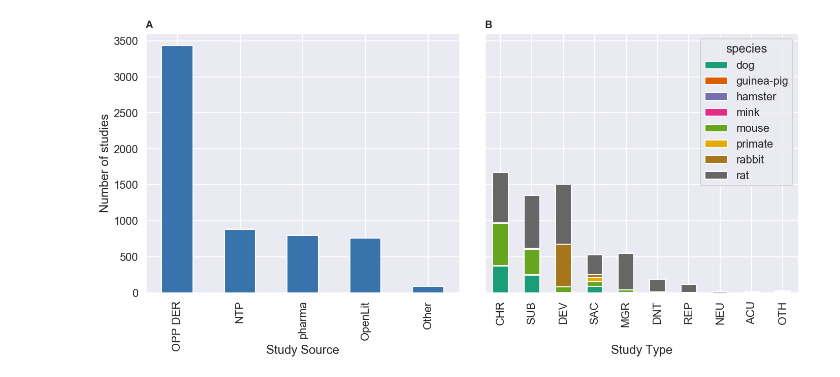
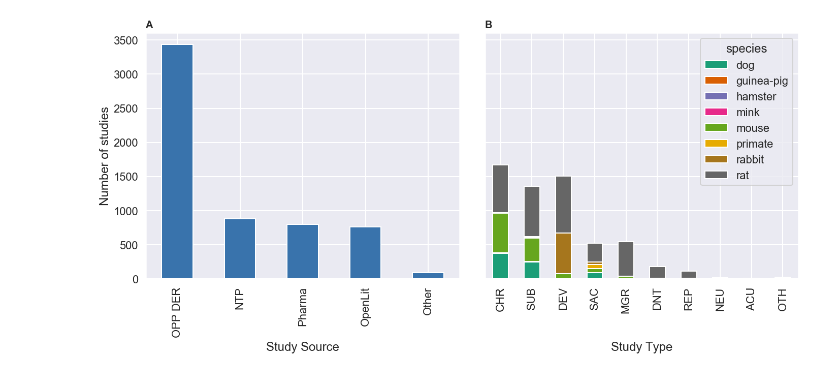
Before and after one commit to USEPA/CompTox-ToxRefDB, a Jupyter notebook: summary_files/ToxRef2_0_figures.ipynb, the cells around one changed output. Saved outputs shown, nothing was run; the diff lists cells and outputs as text; code cells hidden in the pictures.

Commit message:
fixed figure file

```diff
--- a/summary_files/ToxRef2_0_figures.ipynb
+++ b/summary_files/ToxRef2_0_figures.ipynb
@@ -25,7 +25,7 @@ results1 = pd.read_sql(query1,con)
 # %%
 for i,row in results1.iterrows():
     if "pharma" in row.study_source:
-        results1.at[i,"study_source"] = "pharma"
+        results1.at[i,"study_source"] = "Pharma"
     if row.study_source in ["NTP Report","ntp","NTP Technical Report"]:
         results1.at[i,"study_source"] = "NTP"
     if row.study_source == "opp_der":
@@ -45,25 +45,25 @@ results2 = pd.read_sql(query2,con).sort_values("ct")
 # %%
 sns.set()
 sns.set_context("poster")
 sns.set_palette(sns.color_palette("Dark2",n_colors=8))
 ax1 = plt.subplot(121)
 ax2 = plt.subplot(122,sharey=ax1)
 results1.groupby("study_source").ct.sum().sort_values(ascending=False).plot.bar(legend=False,ax=ax1,color="#3973ac")
 results2.pivot(columns="study_type",index="species",values="ct").T.loc[[
     "CHR","SUB","DEV","SAC","MGR","DNT","REP","NEU","ACU","OTH"]].plot.bar(stacked=True,ax=ax2)
 
-ax1.set_xlabel("Study Source")
+ax1.set_xlabel("\nStudy Source")
 ax1.set_ylabel("Number of studies")
-ax2.set_xlabel("Study Type")
+ax2.set_xlabel("\nStudy Type")
 ax1.xaxis.set_label_coords(0.5,-0.2)
 ax2.xaxis.set_label_coords(0.5,-0.2)
 
 for n, ax in enumerate([ax1,ax2]):
 
     ax.text(0., 1.02, string.ascii_uppercase[n], transform=ax.transAxes,
             size=20, weight='bold')
 
 plt.tight_layout()
 plt.savefig("Figure1.jpg",dpi=500,bbox_inches="tight")
 # %% [output]
-[figure, old version]
+[figure, new version]
```
